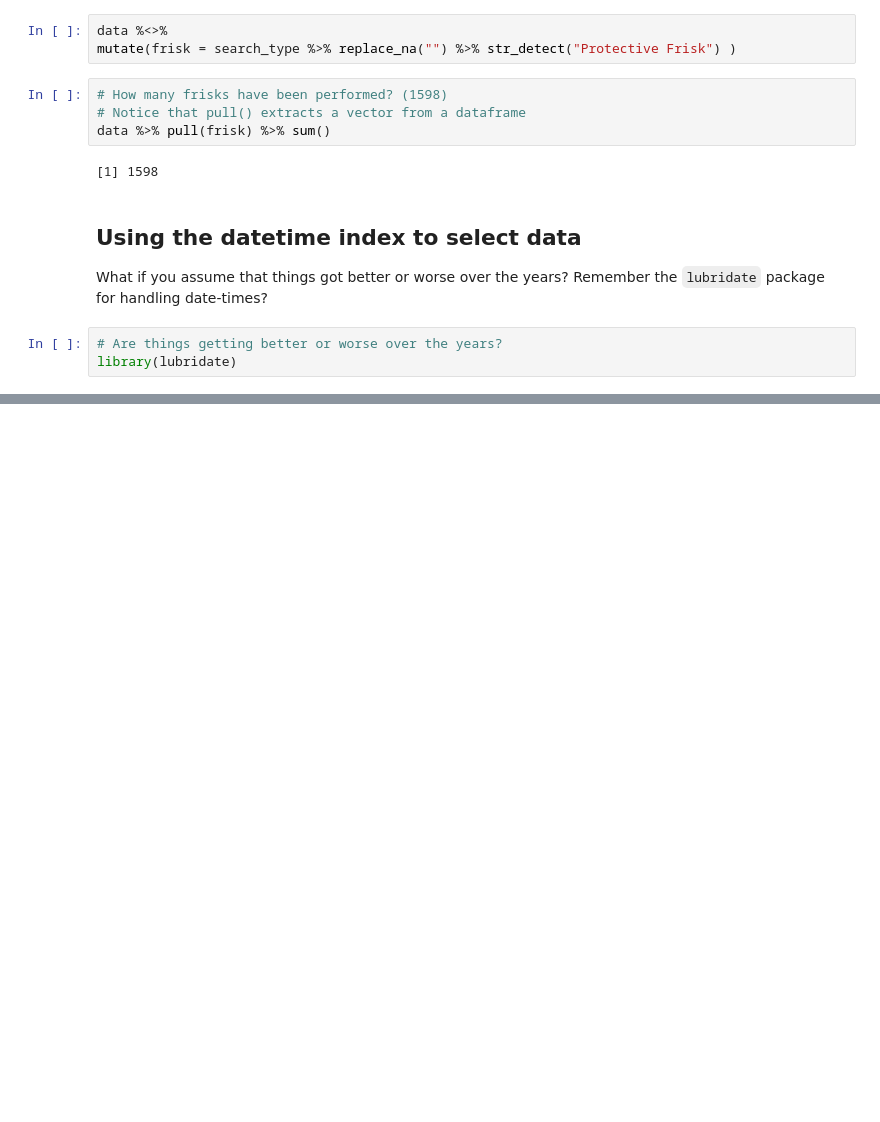
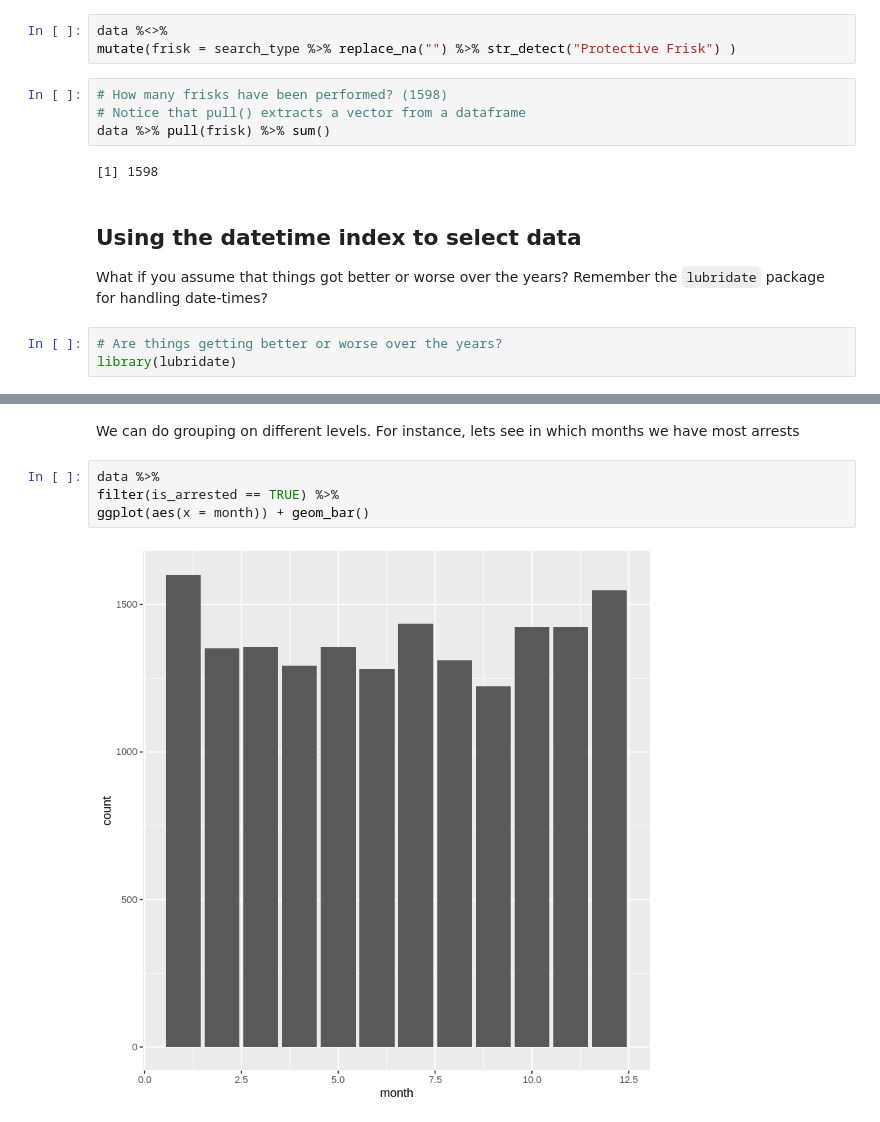
Before and after one commit to apla14/M1-2019, a Jupyter notebook: notebooks/M1_1_datamunging_R_translation.ipynb, the cells around one changed output, grey strips where cells are left out. Saved outputs shown, nothing was run; the diff lists cells and outputs as text; blank space fills up the shorter version.

```diff
--- a/notebooks/M1_1_datamunging_R_translation.ipynb
+++ b/notebooks/M1_1_datamunging_R_translation.ipynb
@@ -413,0 +409,8 @@ We can obviously also plot that with `ggplot`
+# %% [markdown]
+We can do grouping on different levels. For instance, lets see in which months we have most arrests
+# %%
+data %>%
+filter(is_arrested == TRUE) %>%
+ggplot(aes(x = month)) + geom_bar()
+# %% [output]
+[figure, added]
```
Also changed, not shown: parts of 16 cells of this notebook.
